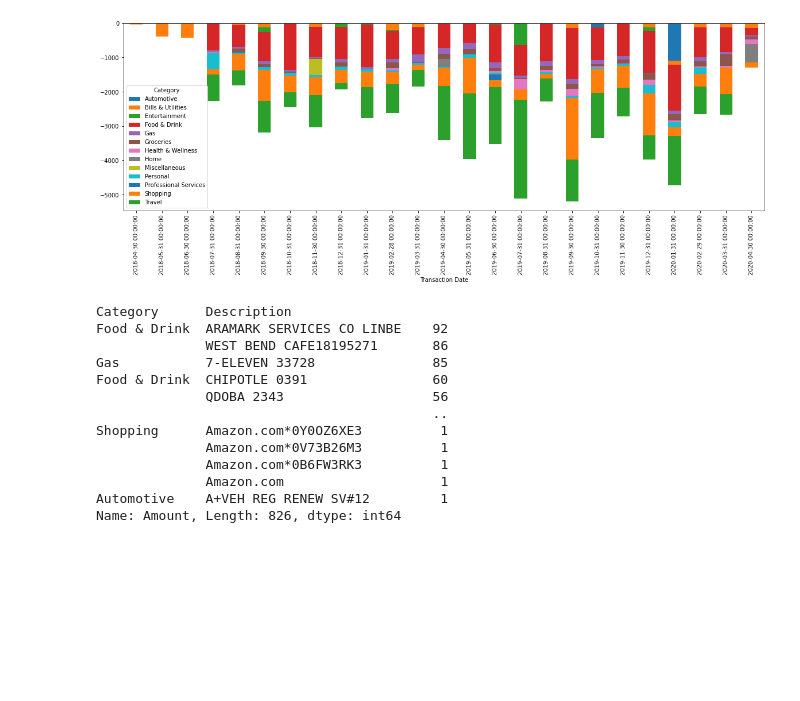
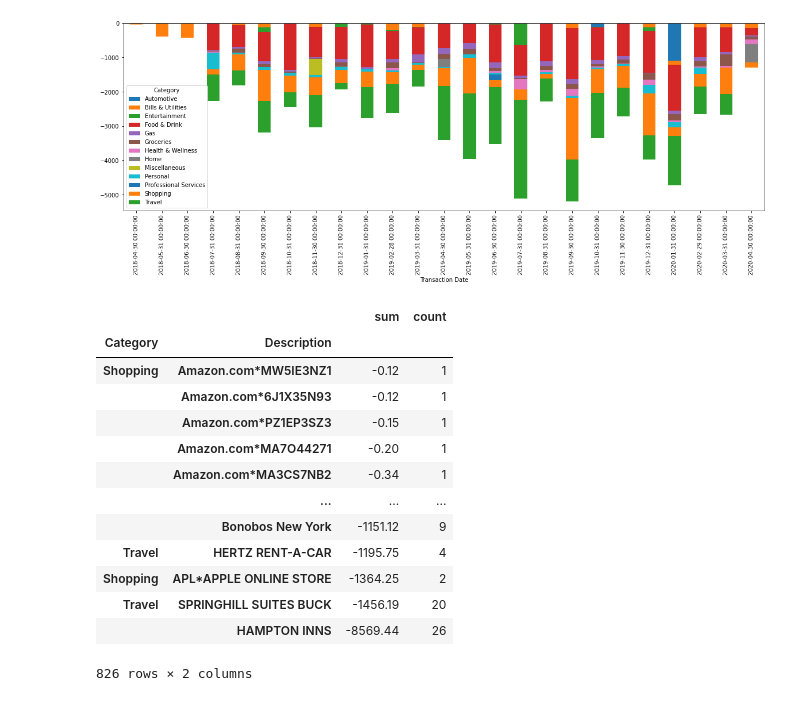
Before and after one commit to chicoder1/projects, a Jupyter notebook: spend_analysis.ipynb, the cells around one changed output. Saved outputs shown, nothing was run; the diff lists cells and outputs as text; code cells hidden in the pictures; blank space fills up the shorter version.

```diff
--- a/spend_analysis.ipynb
+++ b/spend_analysis.ipynb
@@ -99,22 +99,24 @@ month_category_df.plot(figsize=(20,6), kind='bar', stacked=True)
 [figure]
 # %%
 def freq_purchases(df):
-    df = df.groupby(['Category', 'Description'])['Amount'].count().sort_values(ascending=False)#.sort_values(by='Amount',ascending=True)
+    #df = df.groupby(['Category', 'Description'])['Amount'].count().sort_values(ascending=False)#.sort_values(by='Amount',ascending=True)
+    df = df.groupby(['Category', 'Description'])['Amount'].agg(['sum', 'count']).sort_values(ascending=False, by='sum')#.sort_values(by='Amount',ascending=True)
     return df
 
 freq_purchases(card_df)
 # %% [output]
+|  |  | sum | count |
+| Category | Description |  |  |
+| Shopping | Amazon.com*MW5IE3NZ1 | -0.12 | 1 |
+|  | Amazon.com*6J1X35N93 | -0.12 | 1 |
+|  | Amazon.com*PZ1EP3SZ3 | -0.15 | 1 |
+|  | Amazon.com*MA7O44271 | -0.20 | 1 |
+|  | Amazon.com*MA3CS7NB2 | -0.34 | 1 |
+|  | ... | ... | ... |
+|  | Bonobos New York | -1151.12 | 9 |
+| Travel | HERTZ RENT-A-CAR | -1195.75 | 4 |
+| Shopping | APL*APPLE ONLINE STORE | -1364.25 | 2 |
+| Travel | SPRINGHILL SUITES BUCK | -1456.19 | 20 |
+|  | HAMPTON INNS | -8569.44 | 26 |
-Category      Description
-Food & Drink  ARAMARK SERVICES CO LINBE    92
-              WEST BEND CAFE18195271       86
-Gas           7-ELEVEN 33728               85
-Food & Drink  CHIPOTLE 0391                60
-              QDOBA 2343                   56
-                                           ..
-Shopping      Amazon.com*0Y0OZ6XE3          1
-              Amazon.com*0V73B26M3          1
-              Amazon.com*0B6FW3RK3          1
-              Amazon.com                    1
-Automotive    A+VEH REG RENEW SV#12         1
-Name: Amount, Length: 826, dtype: int64
+826 rows × 2 columns
 # %%
```
Also changed, not shown: parts of 2 cells of this notebook.
